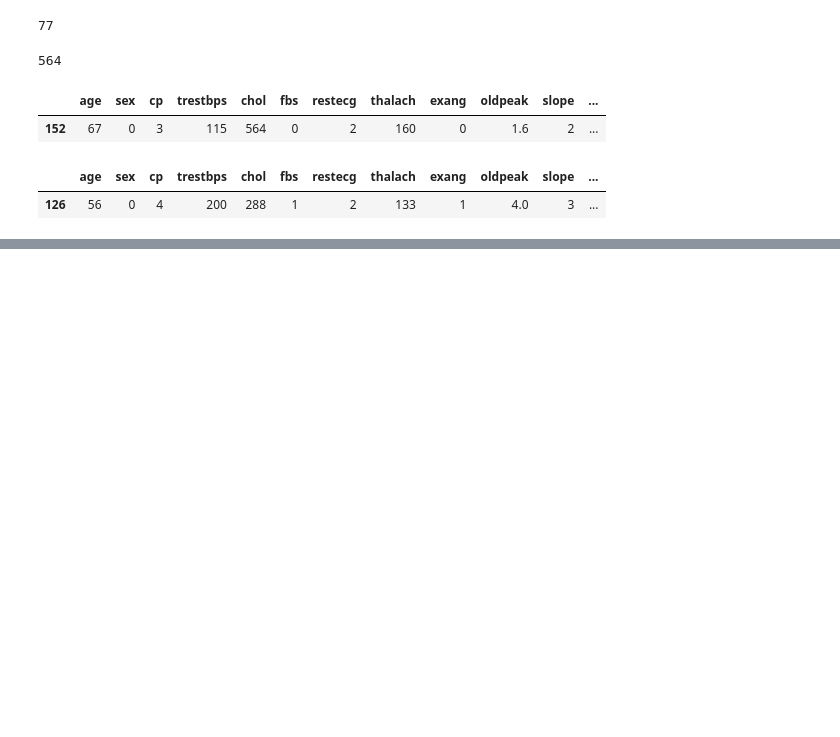
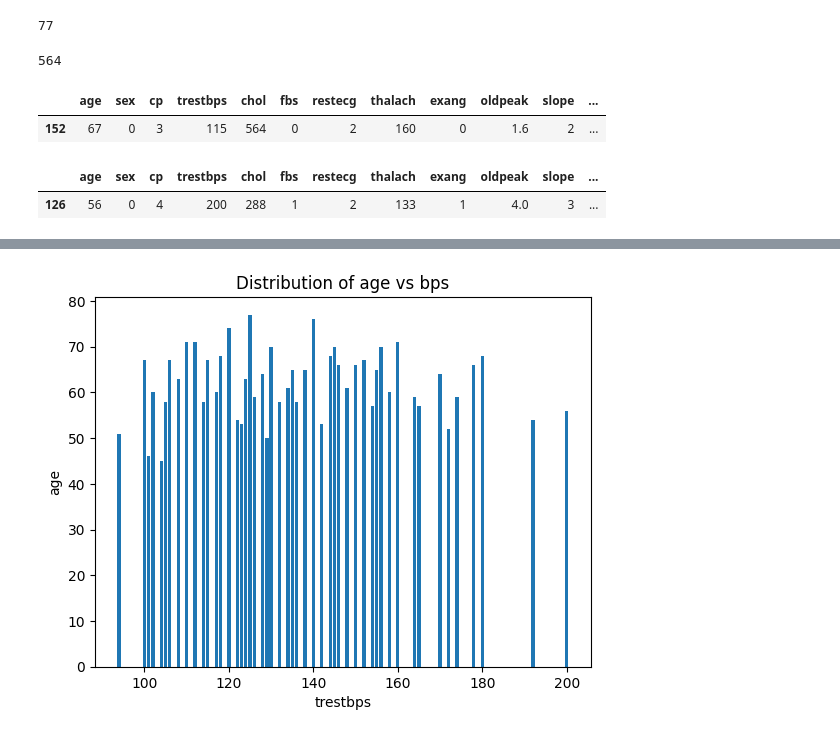
Before and after one commit to awaiskhan005/DATA-SCIENCE-AND-AI-, a Jupyter notebook: HEART_ATTACK_DATASET.ipynb, the cells around one changed output, grey strips where cells are left out. Drawn from its saved outputs; the diff is of its cells as text; code cells hidden in the pictures; blank space fills up the shorter version.

```diff
--- a/HEART_ATTACK_DATASET.ipynb
+++ b/HEART_ATTACK_DATASET.ipynb
@@ -256,0 +298,8 @@ X[X['trestbps'] == max_bps]
+# %%
+plt.bar(X['trestbps'], height=X['age'])
+plt.xlabel('trestbps')
+plt.ylabel('age')
+plt.title('Distribution of age vs bps')
+plt.show()
+# %% [output]
+[figure, added]
```
Also changed, not shown: parts of 19 cells of this notebook.
